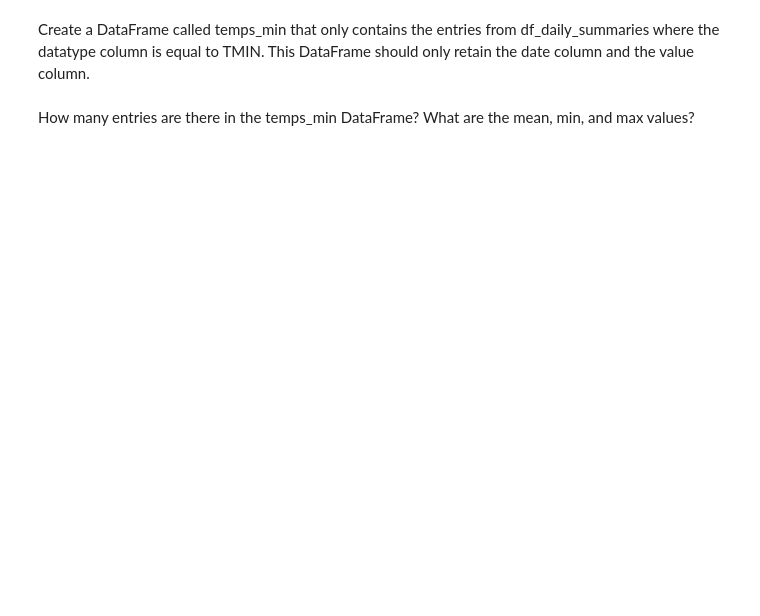
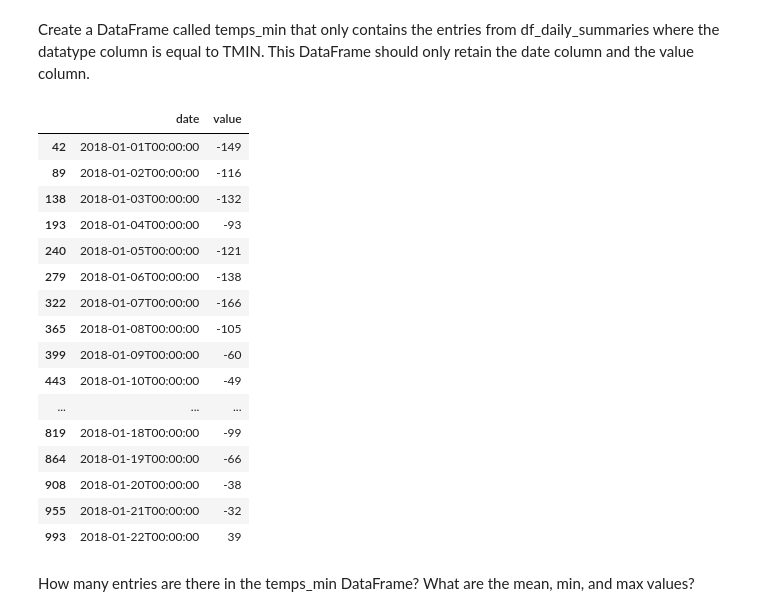
Before and after one commit to ulasyakut/DENotebookWeek67, a Jupyter notebook: NOAADailySummaries/loading_and_graphing_daily_summaries.ipynb, the cells around one changed output. Drawn from its saved outputs; the diff is of its cells as text; code cells hidden in the pictures; blank space fills up the shorter version.

Commit message:
daily summary done

```diff
--- a/NOAADailySummaries/loading_and_graphing_daily_summaries.ipynb
+++ b/NOAADailySummaries/loading_and_graphing_daily_summaries.ipynb
@@ -2,4 +2,4 @@
 import json_helper
 # %%
 # use json_helper to load all json objects into a dataframe called df_daily_summaries
-json_helper.read_all_json_files('/Users/uyakut/Desktop/data_exercises/DENotebookWeek67/NOAADailySummaries/data/daily_summaries')
+df = json_helper.read_all_json_files('/Users/uyakut/Desktop/data_exercises/DENotebookWeek67/NOAADailySummaries/data/daily_summaries')
@@ -59,3 +90,26 @@ temps_min
+# %%
+temps_min = df.loc[df['datatype']=='TMIN']
+# %%
+arr = ['date','value']
+temps_min[arr]
+# %% [output]
+|  | date | value |
+| 42 | 2018-01-01T00:00:00 | -149 |
+| 89 | 2018-01-02T00:00:00 | -116 |
+| 138 | 2018-01-03T00:00:00 | -132 |
+| 193 | 2018-01-04T00:00:00 | -93 |
+| 240 | 2018-01-05T00:00:00 | -121 |
+| 279 | 2018-01-06T00:00:00 | -138 |
+| 322 | 2018-01-07T00:00:00 | -166 |
+| 365 | 2018-01-08T00:00:00 | -105 |
+| 399 | 2018-01-09T00:00:00 | -60 |
+| 443 | 2018-01-10T00:00:00 | -49 |
+| ... | ... | ... |
+| 819 | 2018-01-18T00:00:00 | -99 |
+| 864 | 2018-01-19T00:00:00 | -66 |
+| 908 | 2018-01-20T00:00:00 | -38 |
+| 955 | 2018-01-21T00:00:00 | -32 |
+| 993 | 2018-01-22T00:00:00 | 39 |
 # %% [markdown]
 How many entries are there in the temps_min DataFrame? What are the mean, min, and max values?
 # %%
```
Also changed, not shown: parts of 13 cells of this notebook.
